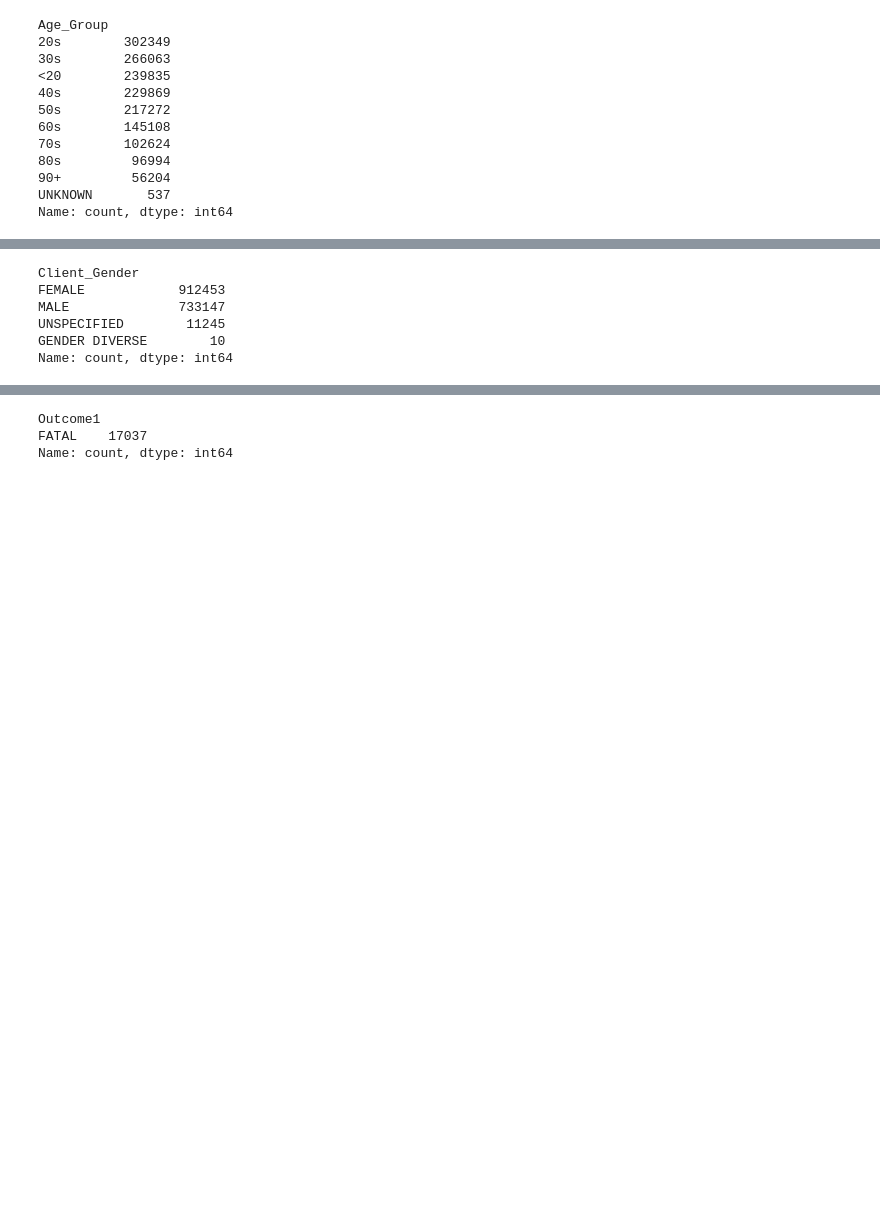
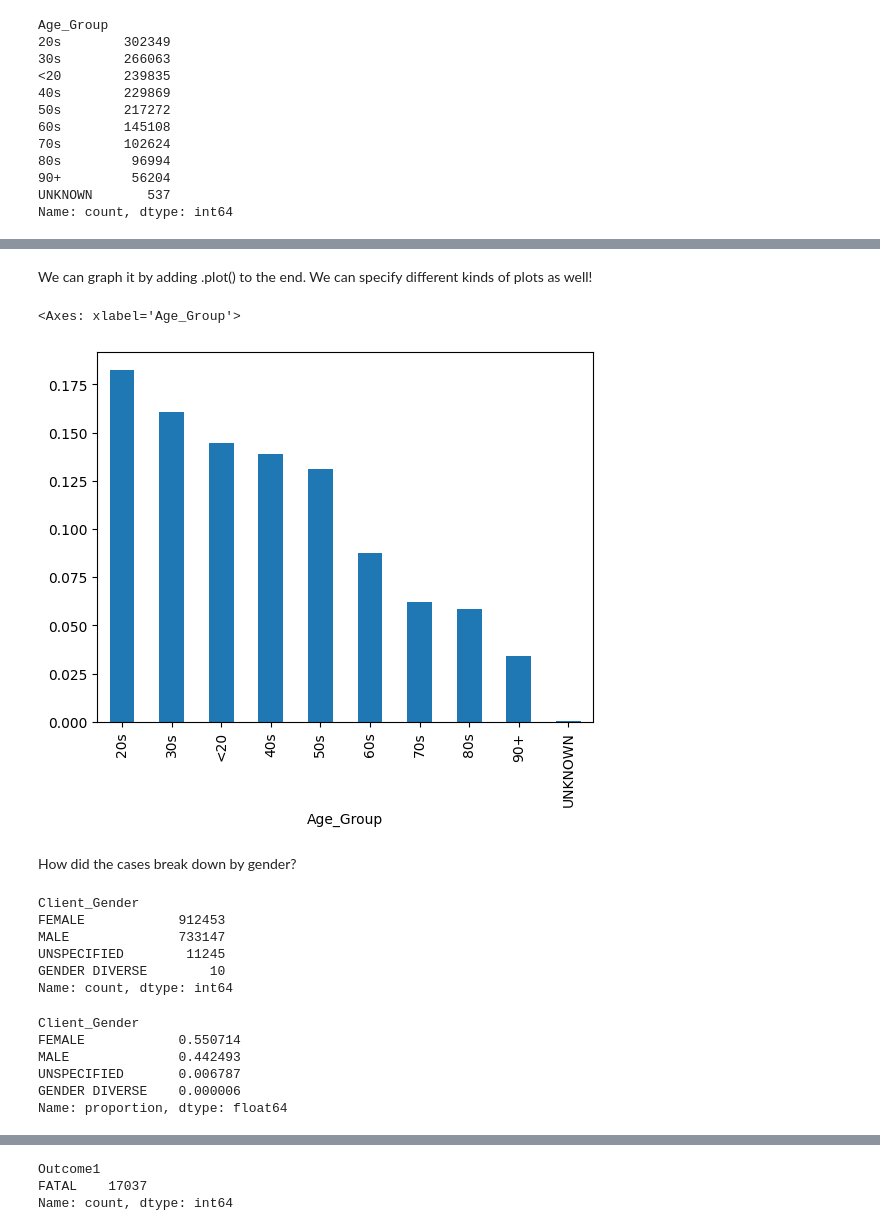
Before and after one commit to farbodab/ds-tools-ai4ph, a Jupyter notebook: Data Science Tools.ipynb, the cells around one changed output, grey strips where cells are left out. Cells and saved outputs as stored; diff of their text form; code cells hidden in the pictures; blank space fills up the shorter version.

```diff
--- a/Data Science Tools.ipynb
+++ b/Data Science Tools.ipynb
@@ -386,3 +444,12 @@ Name: count, dtype: int64
+# %% [markdown]
+We can graph it by adding .plot() to the end. We can specify different kinds of plots as well!
+# %%
+all_cases['Age_Group'].value_counts(normalize=True).plot(kind='bar')
+# %% [output]
+<Axes: xlabel='Age_Group'>
+[figure, added]
+# %% [markdown]
+How did the cases break down by gender?
 # %%
 all_cases['Client_Gender'].value_counts()
 # %% [output]
@@ -392,3 +459,12 @@ MALE              733147
 UNSPECIFIED        11245
 GENDER DIVERSE        10
 Name: count, dtype: int64
+# %%
+all_cases['Client_Gender'].value_counts(normalize=True)
+# %% [output]
+Client_Gender
+FEMALE            0.550714
+MALE              0.442493
+UNSPECIFIED       0.006787
+GENDER DIVERSE    0.000006
+Name: proportion, dtype: float64
```
Also changed, not shown: parts of 62 cells of this notebook.
